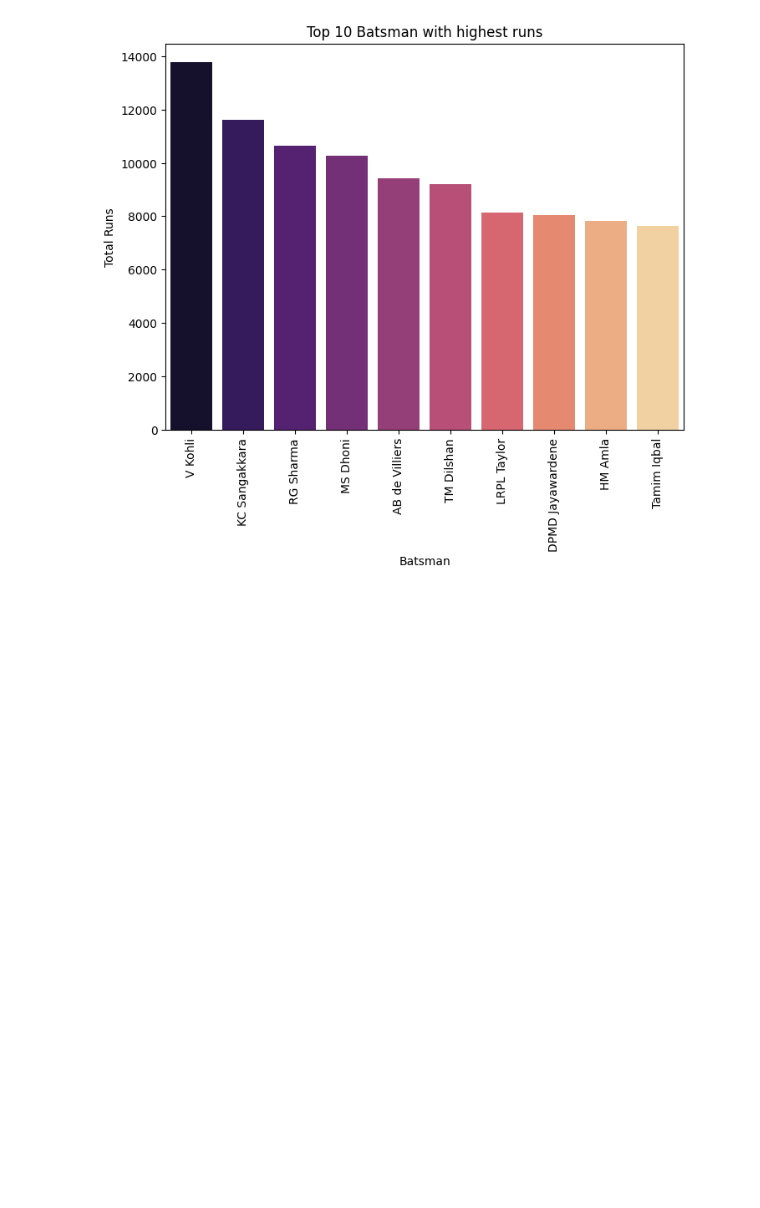
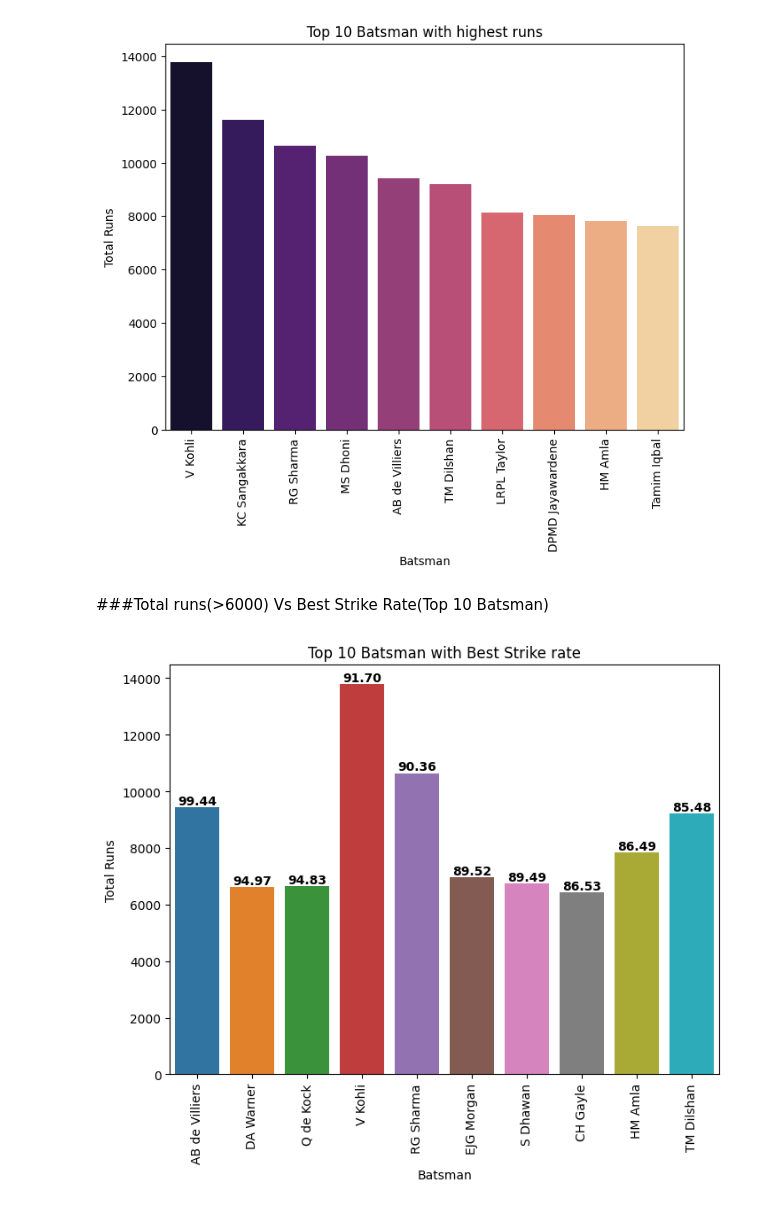
Before and after one commit to nitinlodhi019/ODI_Cricket_Data_Analysis, a Jupyter notebook: ODI_Cricket_Data_Analysis.ipynb, the cells around one changed output. Drawn from its saved outputs; the diff is of its cells as text; code cells hidden in the pictures; blank space fills up the shorter version.

```diff
--- a/ODI_Cricket_Data_Analysis.ipynb
+++ b/ODI_Cricket_Data_Analysis.ipynb
@@ -143,3 +178,20 @@ plt.xticks(rotation=90)
 plt.show()
 # %% [output]
 [figure]
+# %% [markdown]
+###Total runs(>6000) Vs Best Strike Rate(Top 10 Batsman)
+# %%
+best_strike_rate = batter.sort_values(by='strike_rate', ascending=False)
+top10_batsman =  best_strike_rate[best_strike_rate['total_runs'] > 6000].head(10)
+
+plt.figure(figsize = (8,6))
+sns.barplot(data = top10_batsman,  x = top10_batsman['player_name'], y = top10_batsman['total_runs'], hue = 'player_name')
+for i, sr in enumerate(top10_batsman['strike_rate']):
+    plt.text(i, top10_batsman.iloc[i]['total_runs'] + 100, f'{sr:.2f}', ha='center', fontsize=10, fontweight='bold')
+plt.xlabel('Batsman')
+plt.ylabel('Total Runs')
+plt.xticks(rotation=90)
+plt.title('Top 10 Batsman with Best Strike rate')
+plt.show()
+# %% [output]
+[figure, added]
```
Also changed, not shown: parts of 9 cells of this notebook.
